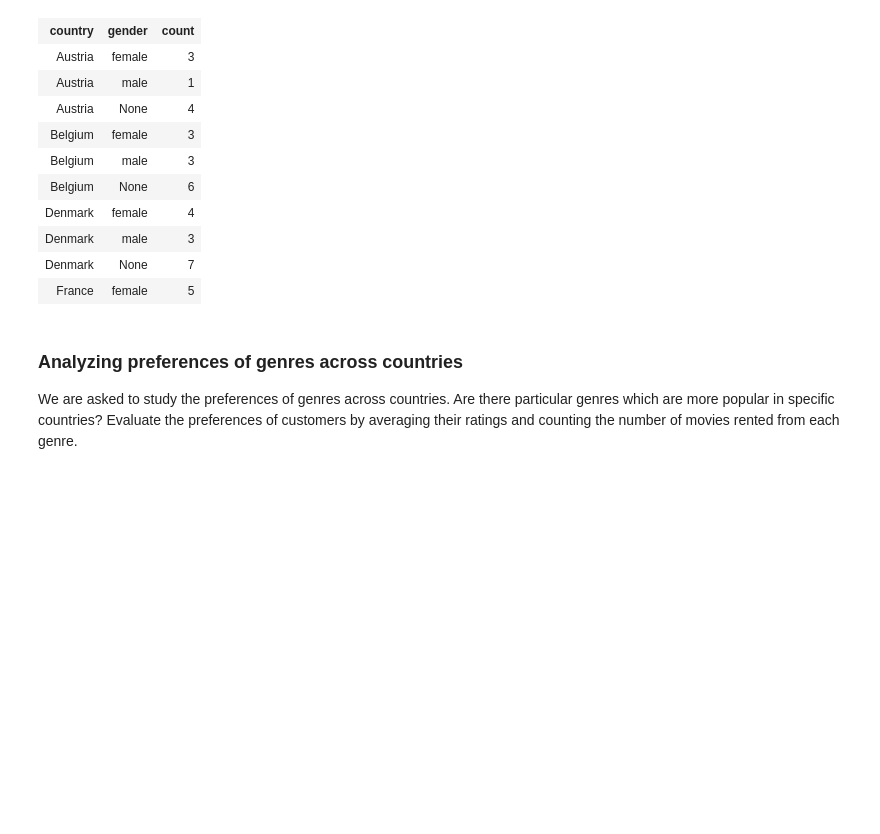
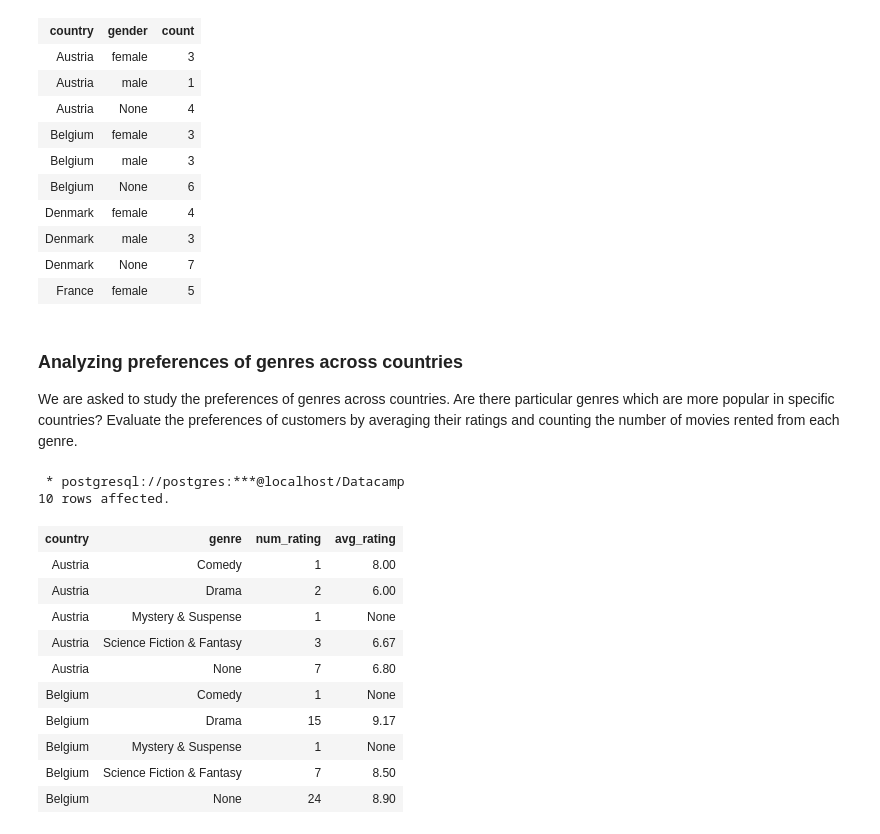
Before and after one commit to felixodette/Movies-PostgreSQL, a Jupyter notebook: notebook.ipynb, the cells around one changed output. Drawn from its saved outputs; the diff is of its cells as text; code cells hidden in the pictures; blank space fills up the shorter version.

```diff
--- a/notebook.ipynb
+++ b/notebook.ipynb
@@ -921,3 +921,27 @@ SELECT country, gender, COUNT(*)
 ### Analyzing preferences of genres across countries
 
 We are asked to study the preferences of genres across countries. Are there particular genres which are more popular in specific countries? Evaluate the preferences of customers by averaging their ratings and counting the number of movies rented from each genre.
+# %%
+%%sql
+
+SELECT c.country, m.genre, COUNT(*) AS num_rating, ROUND(AVG(r.rating),2) AS avg_rating
+  FROM renting AS r
+  LEFT JOIN movies AS m ON r.movie_id=m.movie_id
+  LEFT JOIN customers AS c ON r.customer_id=c.customer_id
+ GROUP BY ROLLUP(c.country, m.genre)
+ ORDER BY c.country, m.genre
+ LIMIT 10;
+# %% [output]
+ * postgresql://postgres:***@localhost/Datacamp
+10 rows affected.
+| country | genre | num_rating | avg_rating |
+| Austria | Comedy | 1 | 8.00 |
+| Austria | Drama | 2 | 6.00 |
+| Austria | Mystery & Suspense | 1 | None |
+| Austria | Science Fiction & Fantasy | 3 | 6.67 |
+| Austria | None | 7 | 6.80 |
+| Belgium | Comedy | 1 | None |
+| Belgium | Drama | 15 | 9.17 |
+| Belgium | Mystery & Suspense | 1 | None |
+| Belgium | Science Fiction & Fantasy | 7 | 8.50 |
+| Belgium | None | 24 | 8.90 |
```
Also changed, not shown: parts of 6 cells of this notebook.
